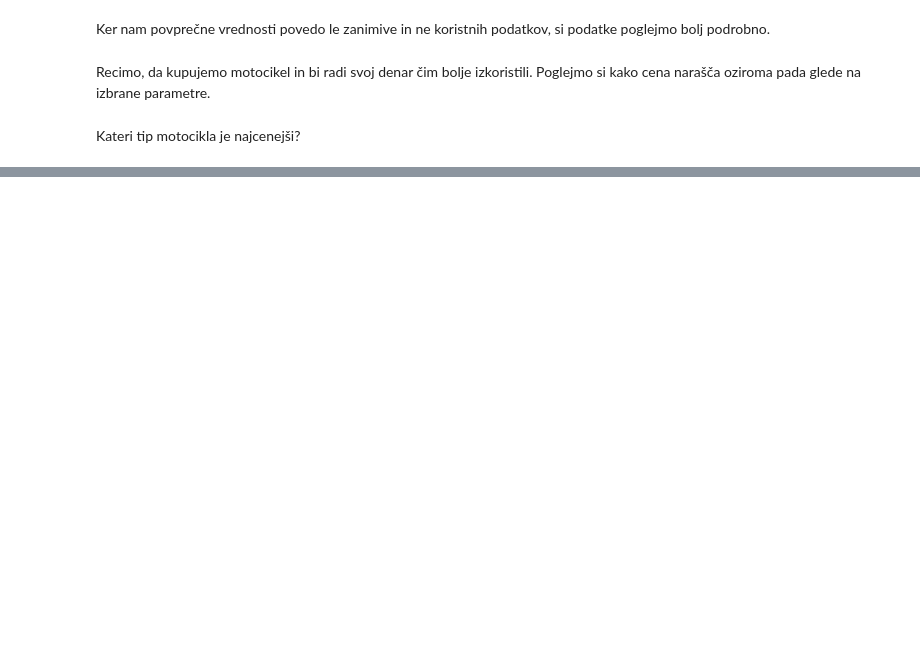
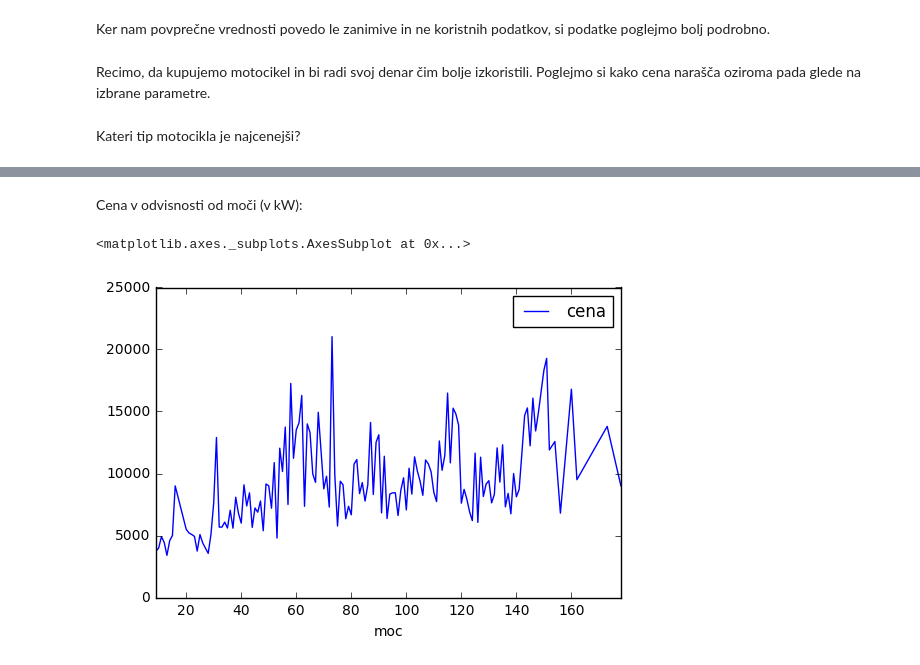
Before and after one commit to FMF-projects/rabljeni-motocikli, a Jupyter notebook: rabljeni_motocikli.ipynb, the cells around one changed output, grey strips where cells are left out. Saved outputs shown, nothing was run; the diff lists cells and outputs as text; code cells hidden in the pictures; blank space fills up the shorter version.

Commit message:
Parametri v odvisnosti od cene in pripadajoci grafi

```diff
--- a/rabljeni_motocikli.ipynb
+++ b/rabljeni_motocikli.ipynb
@@ -96,0 +98,8 @@ pd.DataFrame(tipi['cena']).sort_values(['cena'])
+# %% [markdown]
+Cena v odvisnosti od moči (v kW):
+# %%
+moc = motocikli.groupby('moc').mean()
+pd.DataFrame(moc['cena']).plot(kind='line')
+# %% [output]
+<matplotlib.axes._subplots.AxesSubplot at 0x...>
+[figure, added]
```
Also changed, not shown: parts of 16 cells of this notebook.
